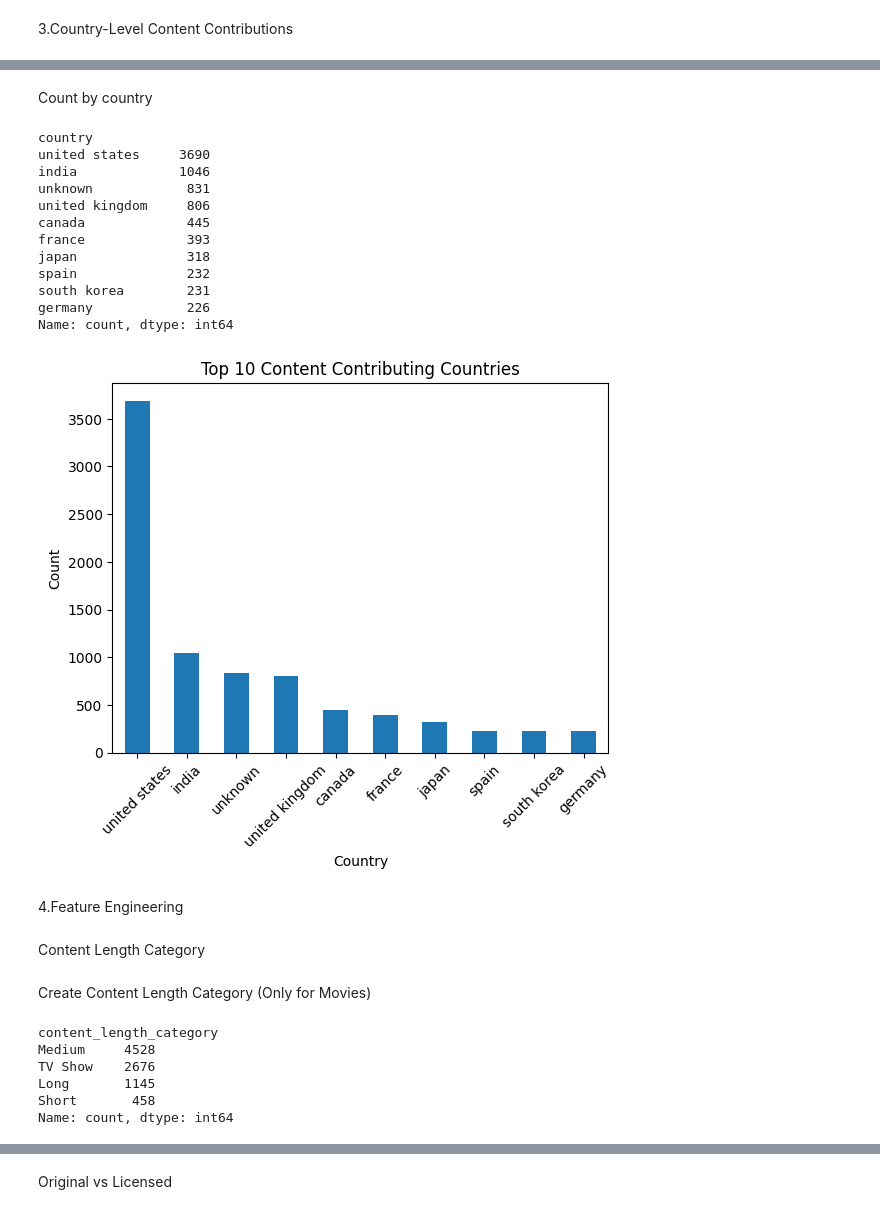
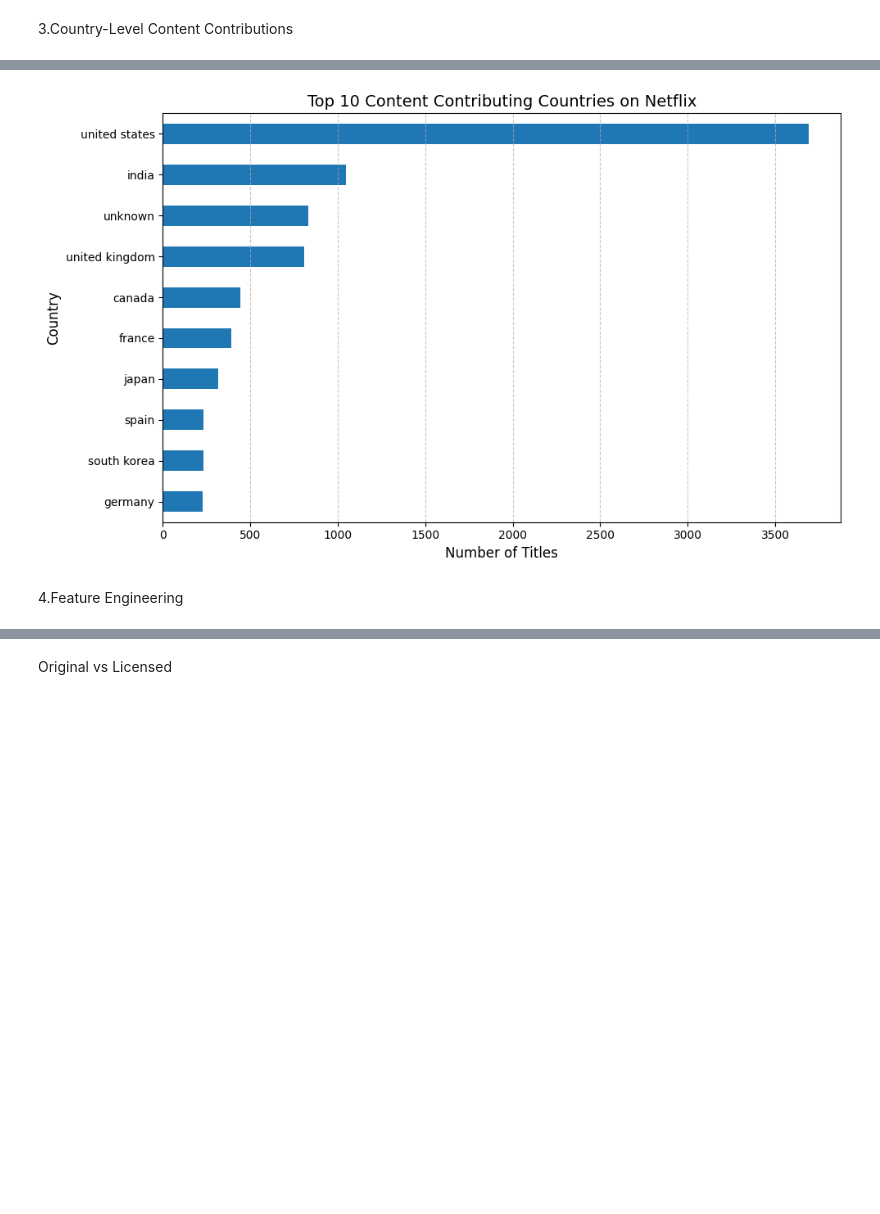
Before and after one commit to s22gaikwadjanhavi-dotcom/StreamScope, a Jupyter notebook: analysis.ipynb, the cells around one changed output, grey strips where cells are left out. Cells and saved outputs as stored; diff of their text form; code cells hidden in the pictures; blank space fills up the shorter version.

```diff
--- a/analysis.ipynb
+++ b/analysis.ipynb
@@ -337,28 +320,0 @@ country_df['country'] = country_df['country'].str.strip()
-# %% [markdown]
-Count by country
-# %%
-country_distribution = country_df['country'].value_counts().head(10)
-
-print(country_distribution)
-
-plt.figure()
-country_distribution.plot(kind='bar')
-plt.title("Top 10 Content Contributing Countries")
-plt.xlabel("Country")
-plt.ylabel("Count")
-plt.xticks(rotation=45)
-plt.show()
-# %% [output]
-country
-united states     3690
-india             1046
-unknown            831
-united kingdom     806
-canada             445
-france             393
-japan              318
-spain              232
-south korea        231
-germany            226
-Name: count, dtype: int64
-[figure, removed]
@@ -365,4 +325,22 @@ Name: count, dtype: int64
+# %%
+country_distribution = country_df['country'].dropna().value_counts().head(10)
+
+if not country_distribution.empty:
+    country_distribution = country_distribution.sort_values()
+
+    plt.figure(figsize=(10,6))
+    country_distribution.plot(kind='barh')
+
+    plt.title("Top 10 Content Contributing Countries on Netflix", fontsize=14)
+    plt.xlabel("Number of Titles", fontsize=12)
+    plt.ylabel("Country", fontsize=12)
+
+    plt.grid(axis='x', linestyle='--', alpha=0.7)
+    plt.tight_layout()
+    plt.show()
+else:
+    print("No country data available to plot.")
+# %% [output]
+[figure, added]
 # %% [markdown]
 4.Feature Engineering
-# %% [markdown]
-Content Length Category
@@ -372,24 +346,0 @@ df['duration_number'] = df['duration_number'].astype(float)
-# %% [markdown]
-Create Content Length Category (Only for Movies)
-# %%
-def length_category(row):
-    if row['type'] == 'Movie':
-        if row['duration_number'] < 60:
-            return 'Short'
-        elif row['duration_number'] <= 120:
-            return 'Medium'
-        else:
-            return 'Long'
-    else:
-        return 'TV Show'
-
-df['content_length_category'] = df.apply(length_category, axis=1)
-
-print(df['content_length_category'].value_counts())
-# %% [output]
-content_length_category
-Medium     4528
-TV Show    2676
-Long       1145
-Short       458
-Name: count, dtype: int64
```
Also changed, not shown: parts of 33 cells of this notebook, 1 other file.
